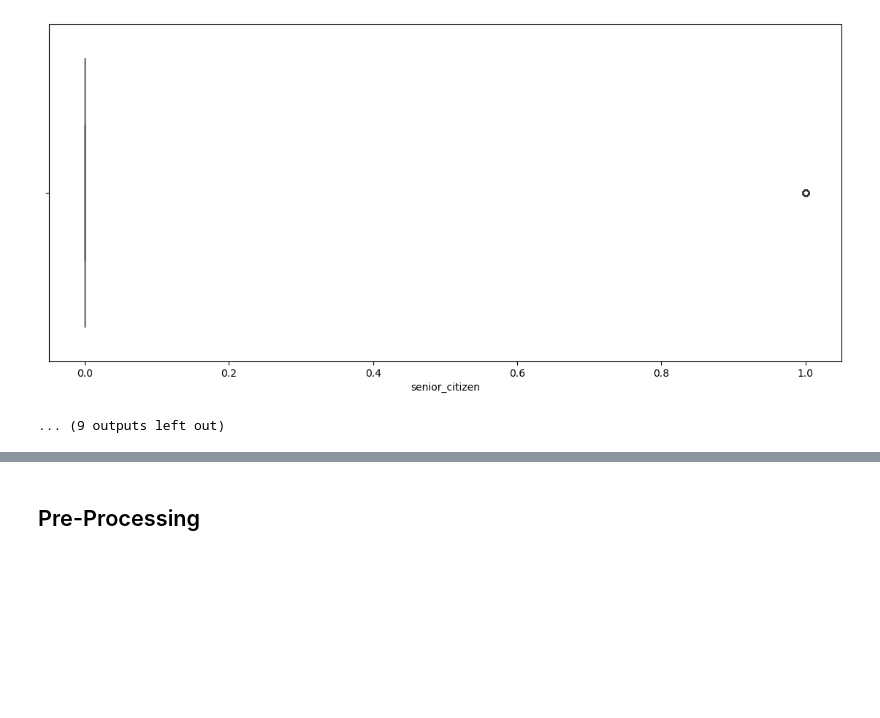
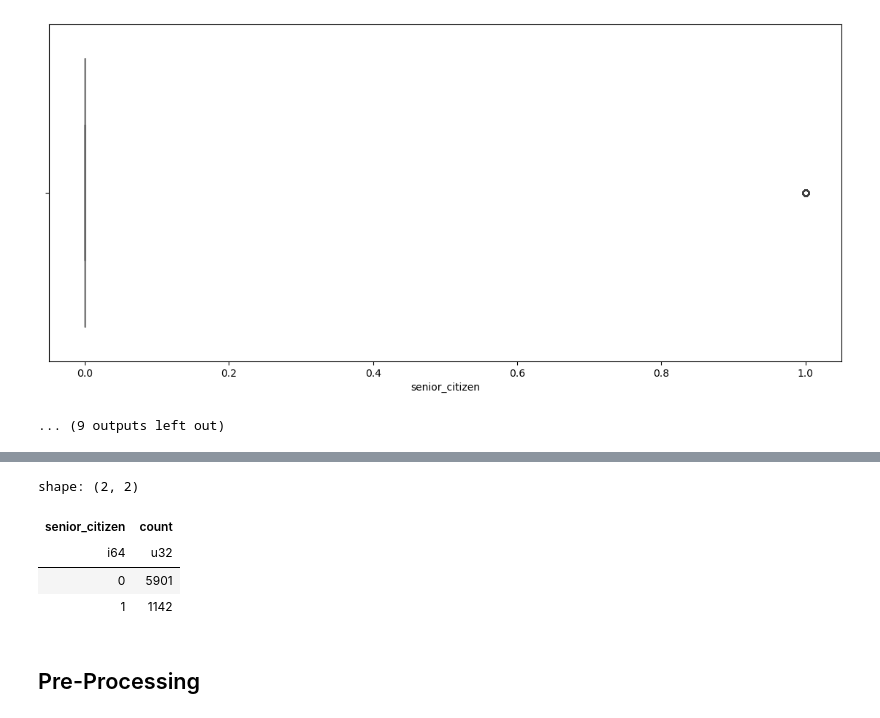
Before and after one commit to dalmeida64/NOVAIMS_EDSB25_30, a Jupyter notebook: src/EDA/eda_merge_files.ipynb, the cells around one changed output, grey strips where cells are left out. Drawn from its saved outputs; the diff is of its cells as text; code cells hidden in the pictures; blank space fills up the shorter version.

```diff
--- a/src/EDA/eda_merge_files.ipynb
+++ b/src/EDA/eda_merge_files.ipynb
@@ -299,3 +366,13 @@ shape: (10, 1)
+# %%
+df.select(
+    pl.col('senior_citizen').value_counts(sort=True)
+).unnest('senior_citizen')
+# %% [output]
+shape: (2, 2)
+| senior_citizen | count |
+| i64 | u32 |
+| 0 | 5901 |
+| 1 | 1142 |
 # %% [markdown]
 ## Pre-Processing
 # %%
```
Also changed, not shown: parts of 18 cells of this notebook.
